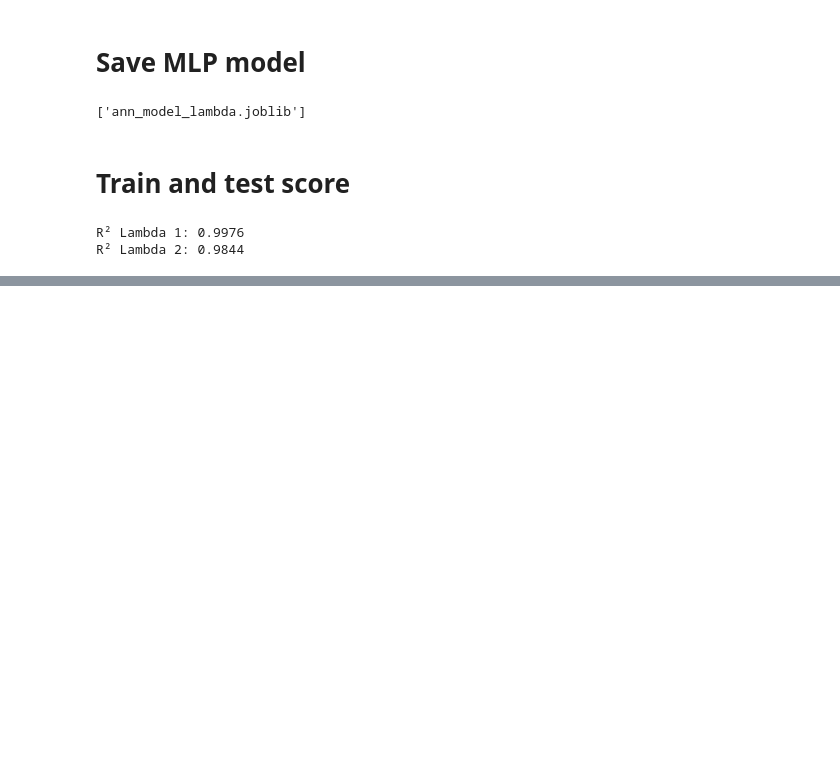
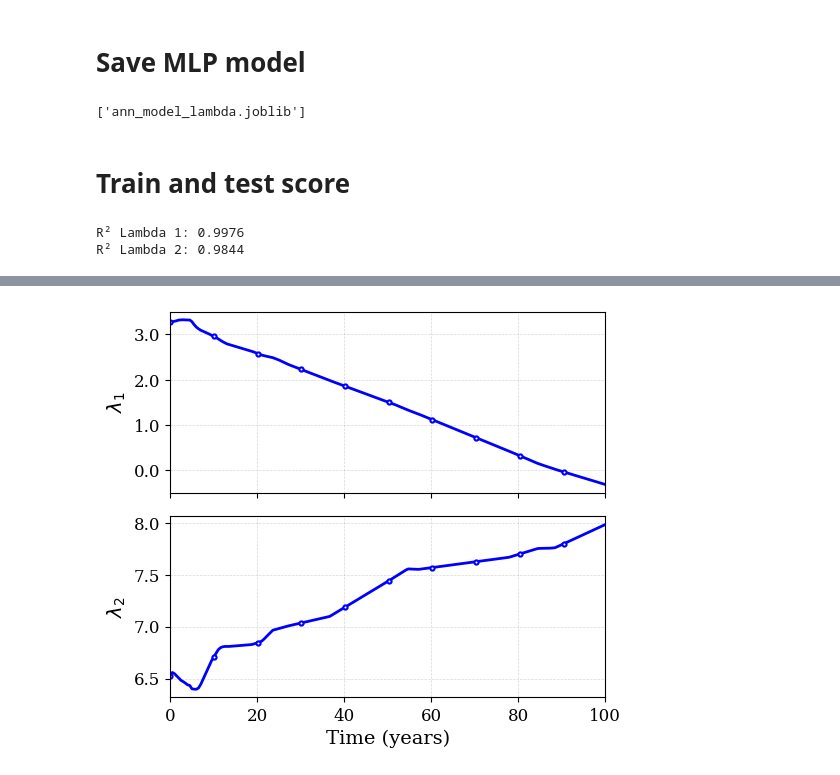
Before and after one commit to Pesquisa-UFCAT/2024-1_victor_hugo_renata_maria, a Jupyter notebook: toy_problem/ai_model/train_ann.ipynb, the cells around one changed output, grey strips where cells are left out. Cells and saved outputs as stored; diff of their text form; code cells hidden in the pictures; blank space fills up the shorter version.

Commit message:
graph lambda

```diff
--- a/toy_problem/ai_model/train_ann.ipynb
+++ b/toy_problem/ai_model/train_ann.ipynb
@@ -50,0 +56,20 @@ R² Lambda 2: 0.9844
+# %%
+# Evolution Parameters
+r_val = 5.09
+s_val = 1.80
+time_range = np.linspace(0, 100, 200) # 0 a 100 anos (Linha Suave)
+
+# DataFrame para previsão
+df_evolution = pd.DataFrame({
+    'R': [r_val] * len(time_range),
+    'S': [s_val] * len(time_range),
+    'Time': time_range
+})
+
+# Predict
+y_evol_pred = regr_nn.predict(df_evolution)
+
+# Data
+data_l1 = {'x': time_range, 'y': y_evol_pred[:, 0]}
+data_l2 = {'x': time_range, 'y': y_evol_pred[:, 1]}
+data_list = [data_l1, data_l2]
@@ -50,0 +78,76 @@ R² Lambda 2: 0.9844
+# %%
+dpi = 600
+name = 'temporal_evolution_ann_with_points'
+
+# Dimensões
+b_cm, h_cm = 14, 12
+inches_to_cm = 1 / 2.54
+b_input_total, h_input = b_cm * inches_to_cm, h_cm * inches_to_cm
+
+# Eixos e Labels
+label_x = 'Time (years)'
+size_label = 14
+color_label = 'black'
+size_axis = 12
+color_axis = 'black'
+
+# Linha e Marcadores
+size_line = 2
+style_line = '-'
+color_line = 'blue'
+
+# Marker
+marker = 'o'
+size_marker = 3
+color_marker = 'blue'
+mark_freq = 20
+
+# Y-Labels
+labels_y = ['$\lambda_1$', '$\lambda_2$']
+
+# Grid
+on_or_off = True
+line_width_grid = 0.5
+alpha_grid = 0.3
+style_grid = '--'
+color_grid = 'gray'
+
+# Plot
+fig, axes = plt.subplots(nrows=2, ncols=1, sharex=True, figsize=(b_input_total, h_input))
+
+for i, ax in enumerate(axes):
+    dataset = data_list[i]
+
+    ax.plot(dataset['x'], dataset['y'],
+            marker=marker,
+            markersize=size_marker,
+            markevery=mark_freq,       # <--- O TRUQUE ESTÁ AQUI
+            markerfacecolor='white',   # Miolo branco (estilo científico comum)
+            markeredgecolor=color_line,# Borda da cor da linha
+            markeredgewidth=1.5,
+            linewidth=size_line,
+            linestyle=style_line,
+            color=color_line)
+
+    ax.tick_params(axis='both', which='major', labelsize=size_axis, colors=color_axis)
+
+    ax.yaxis.set_major_formatter(FormatStrFormatter('%.1f'))
+
+    # Label Y
+    ax.set_ylabel(labels_y[i], fontsize=size_label, color=color_label)
+
+    # Grid
+    ax.grid(on_or_off, which='both', linestyle=style_grid, linewidth=line_width_grid, color=color_grid, alpha=alpha_grid)
+
+# Label X
+axes[-1].set_xlabel(label_x, fontsize=size_label, color=color_label)
+axes[-1].set_xlim(0, 100)
+
+plt.tight_layout()
+
+# Save Figure
+filename = f'z_{name}_en.png'
+print(f"Saving graph to {filename}...")
+fig.savefig(filename, dpi=dpi, bbox_inches='tight')
+plt.show()
+# %% [output]
@@ -50,0 +155 @@ R² Lambda 2: 0.9844
+[figure, added]
```
Also changed, not shown: parts of 5 cells of this notebook, 1 other file.
